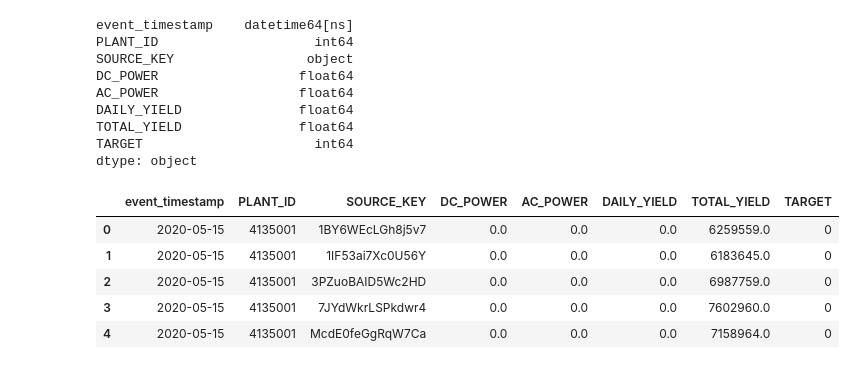
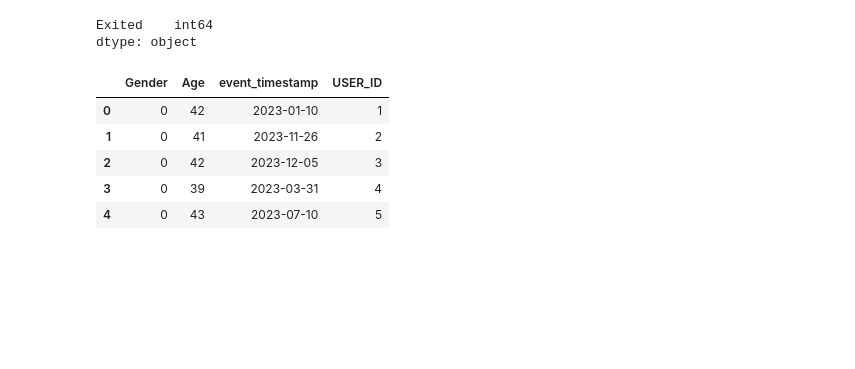
Before and after one commit to cricci3/featureStore, a Jupyter notebook: 0-create_fs.ipynb, the cells around one changed output. Saved outputs shown, nothing was run; the diff lists cells and outputs as text; code cells hidden in the pictures; blank space fills up the shorter version.

```diff
--- a/0-create_fs.ipynb
+++ b/0-create_fs.ipynb
@@ -11,0 +143,2 @@ df.rename(columns={'DATE_TIME':'event_timestamp'}, inplace=True)
+# %%
+df = df.drop(columns=['CustomerId', 'Surname'])
@@ -11,0 +161,3 @@ df.rename(columns={'DATE_TIME':'event_timestamp'}, inplace=True)
+# %%
+df = pd.get_dummies(df, columns=['Geography'])
+df
@@ -33,13 +207,20 @@ df.head()
-# %%
-df['event_timestamp'] = pd.to_datetime(df['event_timestamp'], format='%d-%m-%Y %H:%M')
-df.dtypes
-# %% [output]
-event_timestamp    datetime64[ns]
-PLANT_ID                    int64
-SOURCE_KEY                 object
-DC_POWER                  float64
-AC_POWER                  float64
-DAILY_YIELD               float64
-TOTAL_YIELD               float64
-TARGET                      int64
-dtype: object
+# %%
+# Divide DataFrame into sub-dataframe by groups of columns
+essential_cols = ['event_timestamp', 'USER_ID']
+demographic_cols = ['Gender', 'Age']
+financial_cols = ['CreditScore', 'Tenure', 'Balance', 'EstimatedSalary']
+product_cols = ['NumOfProducts', 'HasCrCard', 'IsActiveMember']
+geographical_cols = ['Geography_France', 'Geography_Germany', 'Geography_Spain']
+target_col = ['Exited']
+
+data_df0 = df.loc[:, essential_cols]
+data_df1 = df.loc[:, demographic_cols]
+data_df2 = df.loc[:, financial_cols]
+data_df3 = df.loc[:, product_cols]
+data_df4 = df.loc[:, geographical_cols]
+target_df = df.loc[:, target_col]
+# %%
+target_df.dtypes
+# %% [output]
+Exited    int64
+dtype: object
@@ -46,9 +234,9 @@ dtype: object
 # %%
-df.head()
+data_df1.head()
 # %% [output]
-|  | event_timestamp | PLANT_ID | SOURCE_KEY | DC_POWER | AC_POWER | DAILY_YIELD | TOTAL_YIELD | TARGET |
-| 0 | 2020-05-15 | 4135001 | 1BY6WEcLGh8j5v7 | 0.0 | 0.0 | 0.0 | 6259559.0 | 0 |
-| 1 | 2020-05-15 | 4135001 | 1IF53ai7Xc0U56Y | 0.0 | 0.0 | 0.0 | 6183645.0 | 0 |
-| 2 | 2020-05-15 | 4135001 | 3PZuoBAID5Wc2HD | 0.0 | 0.0 | 0.0 | 6987759.0 | 0 |
-| 3 | 2020-05-15 | 4135001 | 7JYdWkrLSPkdwr4 | 0.0 | 0.0 | 0.0 | 7602960.0 | 0 |
-| 4 | 2020-05-15 | 4135001 | McdE0feGgRqW7Ca | 0.0 | 0.0 | 0.0 | 7158964.0 | 0 |
+|  | Gender | Age | event_timestamp | USER_ID |
+| 0 | 0 | 42 | 2023-01-10 | 1 |
+| 1 | 0 | 41 | 2023-11-26 | 2 |
+| 2 | 0 | 42 | 2023-12-05 | 3 |
+| 3 | 0 | 39 | 2023-03-31 | 4 |
+| 4 | 0 | 43 | 2023-07-10 | 5 |
```
Also changed, not shown: parts of 23 cells of this notebook, 9 other files.
